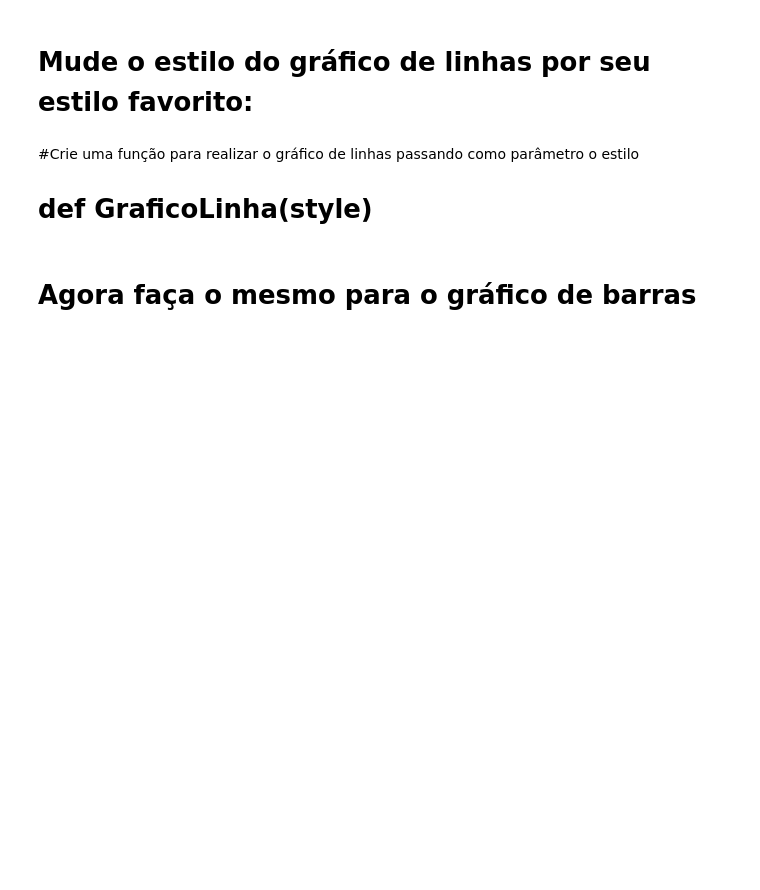
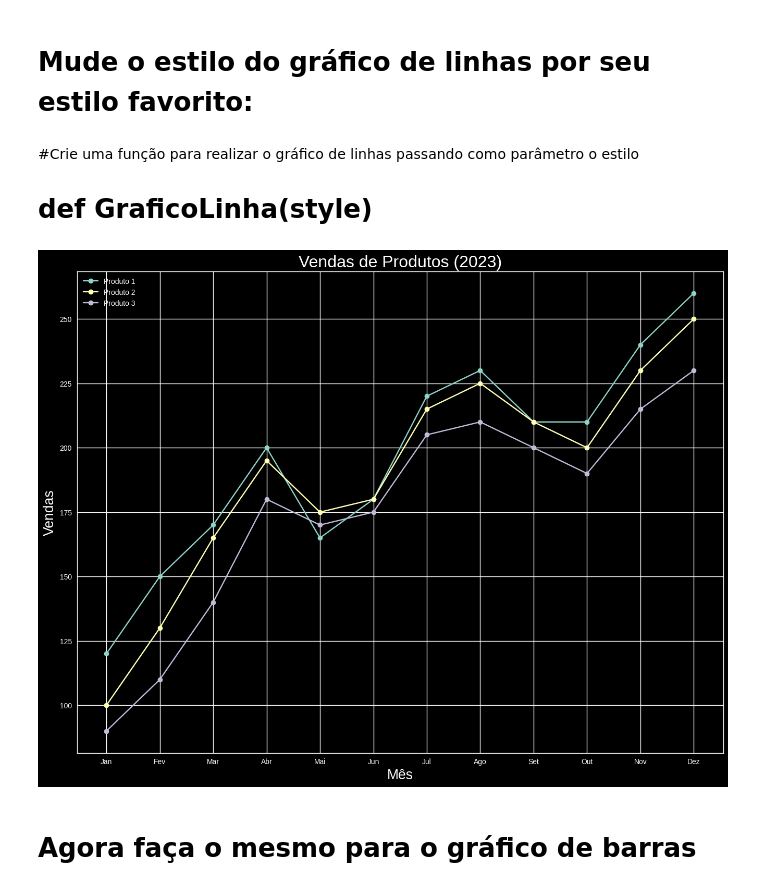
Before and after one commit to Sammus-s/tipos-de-graficos, a Jupyter notebook: Tipos_de_Gráficos_Roteiro.ipynb, the cells around one changed output. Saved outputs shown, nothing was run; the diff lists cells and outputs as text; code cells hidden in the pictures; blank space fills up the shorter version.

```diff
--- a/Tipos_de_Gráficos_Roteiro.ipynb
+++ b/Tipos_de_Gráficos_Roteiro.ipynb
@@ -84,6 +84,35 @@ plt.style.available
 #Crie uma função para realizar o gráfico de linhas passando como parâmetro o estilo
 
 # def GraficoLinha(style)
+# %%
+def GraficoLinha(style = 'ggplot'):
+  #estilo de cor
+  plt.style.use(style)
+
+  # Aumentar o tamanho da fonte
+  plt.rcParams.update({'font.size': 16})
+
+  # Criar um gráfico de linha
+  plt.figure(figsize=(16, 12))
+
+  #descompactar lista
+  produto1, = plt.plot(df['Meses'], df['Produto 1'], label='Produto 1', marker='o')
+  produto2, = plt.plot(df['Meses'], df['Produto 2'], label='Produto 2', marker='o')
+  produto3, = plt.plot(df['Meses'], df['Produto 3'], label='Produto 3', marker='o')
+
+
+  plt.legend([produto1, produto2, produto3], ['Produto 1', 'Produto 2', 'Produto 3'])
+  plt.title('Vendas de Produtos (2023)')
+  plt.xlabel('Mês')
+  plt.ylabel('Vendas')
+
+  plt.savefig('GraficoLinha.svg')
+  # Mostrar o gráfico
+  plt.show()
+# %%
+GraficoLinha('dark_background')
+# %% [output]
+[figure, added]
 # %% [markdown]
 # Agora faça o mesmo para o gráfico de barras
 # %%
```
Also changed, not shown: parts of 16 cells of this notebook.
